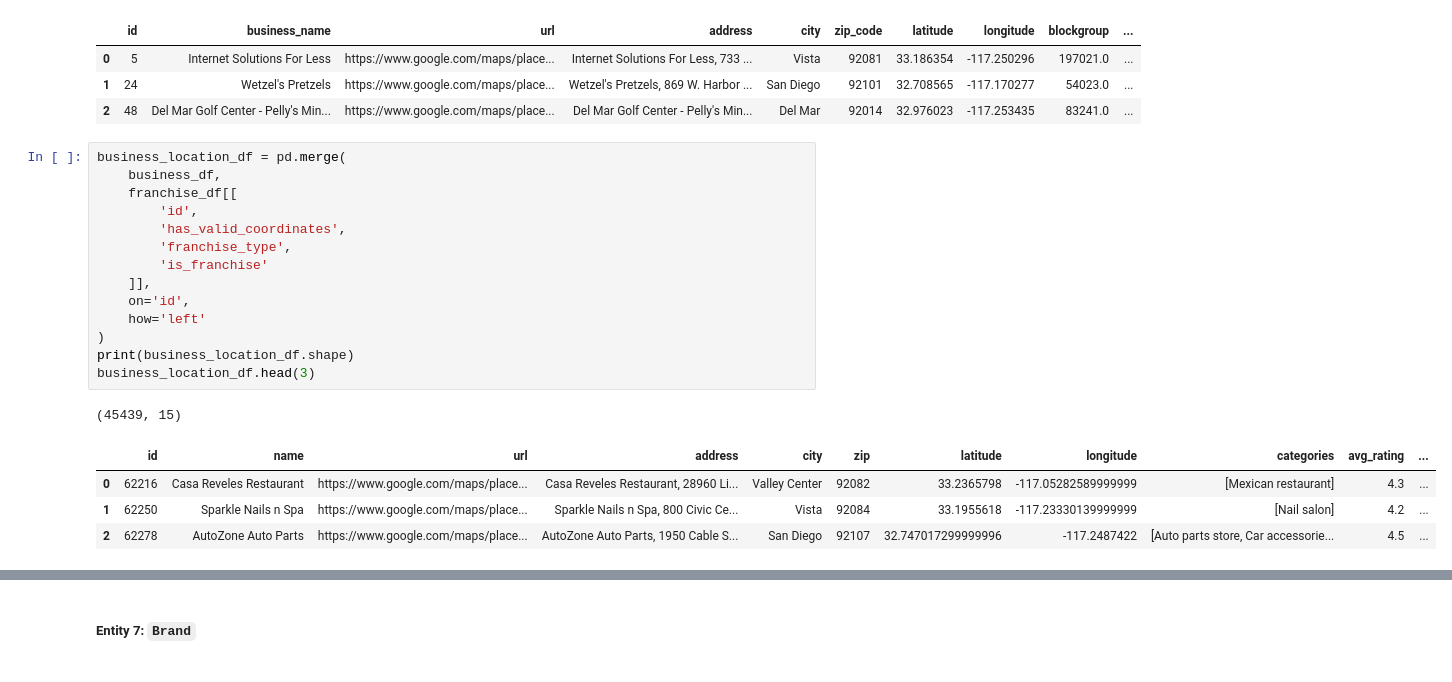
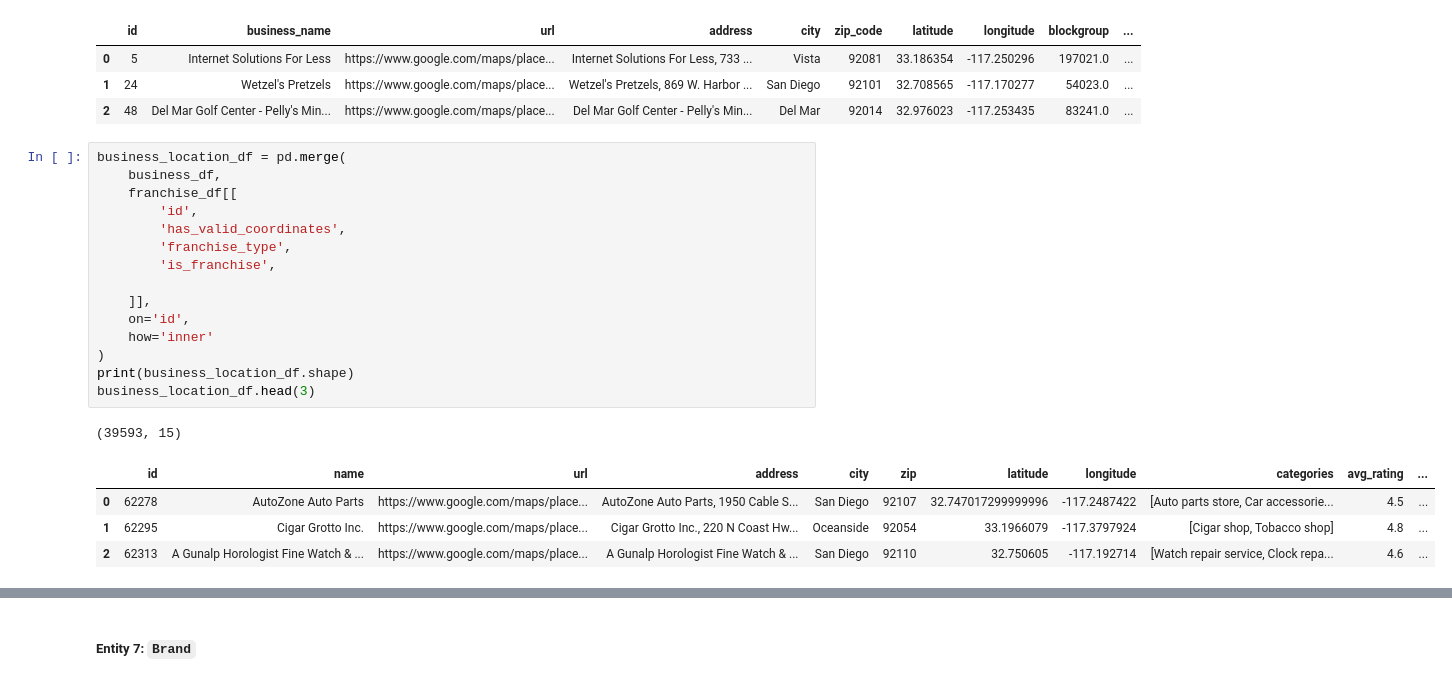
Before and after one commit to swhoyle/business-opportunity-graph, a Jupyter notebook: notebooks/01_extract_nodes.ipynb, the cells around one changed output, grey strips where cells are left out. Saved outputs shown, nothing was run; the diff lists cells and outputs as text.

```diff
--- a/notebooks/01_extract_nodes.ipynb
+++ b/notebooks/01_extract_nodes.ipynb
@@ -332,23 +332,24 @@ franchise_df.head(3)
 # %%
 business_location_df = pd.merge(
     business_df,
     franchise_df[[
         'id',
         'has_valid_coordinates',
         'franchise_type',
-        'is_franchise'
+        'is_franchise',
+
     ]],
     on='id',
-    how='left'
+    how='inner'
 )
 print(business_location_df.shape)
 business_location_df.head(3)
 # %% [output]
-(45439, 15)
+(39593, 15)
 |  | id | name | url | address | city | zip | latitude | longitude | categories | avg_rating | ... |
-| 0 | 62216 | Casa Reveles Restaurant | https://www.google.com/maps/place... | Casa Reveles Restaurant, 28960 Li... | Valley Center | 92082 | 33.2365798 | -117.05282589999999 | [Mexican restaurant] | 4.3 | ... |
-| 1 | 62250 | Sparkle Nails n Spa | https://www.google.com/maps/place... | Sparkle Nails n Spa, 800 Civic Ce... | Vista | 92084 | 33.1955618 | -117.23330139999999 | [Nail salon] | 4.2 | ... |
-| 2 | 62278 | AutoZone Auto Parts | https://www.google.com/maps/place... | AutoZone Auto Parts, 1950 Cable S... | San Diego | 92107 | 32.747017299999996 | -117.2487422 | [Auto parts store, Car accessorie... | 4.5 | ... |
+| 0 | 62278 | AutoZone Auto Parts | https://www.google.com/maps/place... | AutoZone Auto Parts, 1950 Cable S... | San Diego | 92107 | 32.747017299999996 | -117.2487422 | [Auto parts store, Car accessorie... | 4.5 | ... |
+| 1 | 62295 | Cigar Grotto Inc. | https://www.google.com/maps/place... | Cigar Grotto Inc., 220 N Coast Hw... | Oceanside | 92054 | 33.1966079 | -117.3797924 | [Cigar shop, Tobacco shop] | 4.8 | ... |
+| 2 | 62313 | A Gunalp Horologist Fine Watch & ... | https://www.google.com/maps/place... | A Gunalp Horologist Fine Watch & ... | San Diego | 92110 | 32.750605 | -117.192714 | [Watch repair service, Clock repa... | 4.6 | ... |
 # %%
 save_df_to_json(business_location_df, "business_location.json")
 print(f"Rows: {business_location_df.shape[0]}, Columns: {business_location_df.shape[1]}")
```
Also changed, not shown: parts of 1 cell of this notebook, 1 other file.
